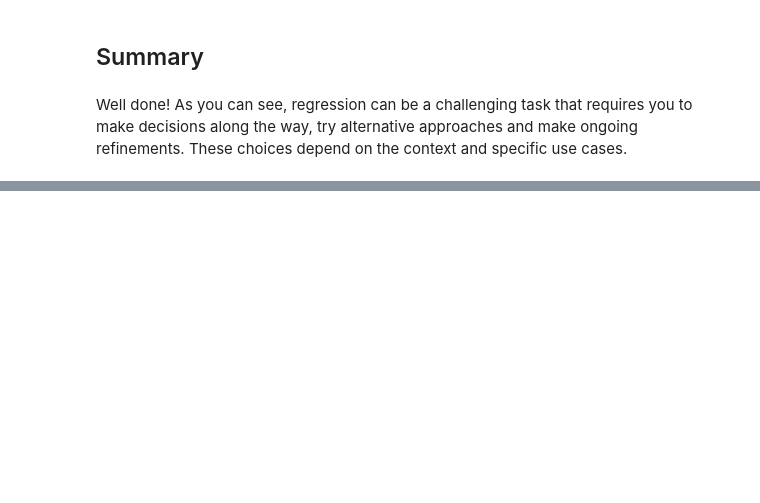
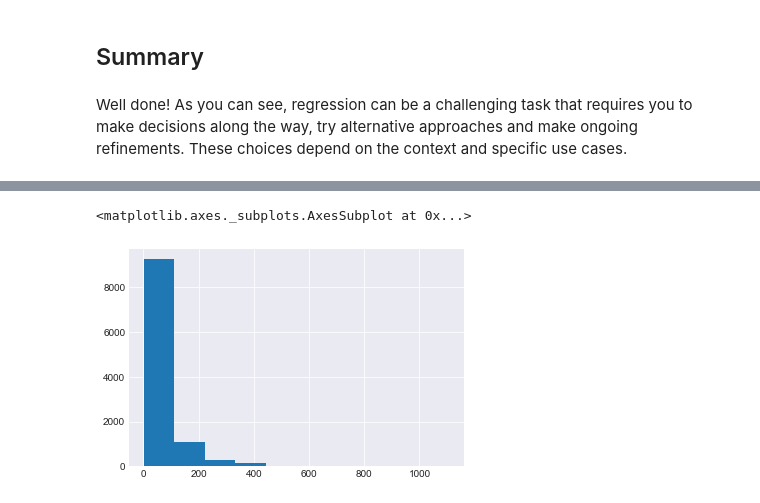
Before and after one commit to learn-co-curriculum/ds-linear-regression-project-axi, a Jupyter notebook: index.ipynb, the cells around one changed output, grey strips where cells are left out. Cells and saved outputs as stored; diff of their text form; code cells hidden in the pictures; blank space fills up the shorter version.

```diff
--- a/index.ipynb
+++ b/index.ipynb
@@ -22,7 +22,24 @@ To start, perform a train-test split and create an initial regression model to m
 **If you receive an error such as "PatsyError: error tokenizing input (maybe an unclosed string?)" then you need to further preprocess your column names.**
 # %%
 #Your code here
+# %%
+# __SOLUTION__
+import pandas as pd
+import matplotlib.pyplot as plt
+import numpy as np
+import seaborn as sns
+sns.set_style('darkgrid')
+
+from statsmodels.formula.api import ols
+from statsmodels.stats.outliers_influence import variance_inflation_factor
+import statsmodels.api as sm
+import scipy.stats as stats
+from sklearn.model_selection import train_test_split
 # %% [markdown]
 ## Remove the Uninfluential Features
 
 Based on the initial model, remove those features which do not appear to be statistically relevant and rerun the model.
+# %%
+# __SOLUTION__
+df = pd.read_csv('Lego_dataset_cleaned.csv')
+df.head()
@@ -29,6 +54,18 @@ Based on the initial model, remove those features which do not appear to be stat
 # %%
 #Your code here
+# %%
+# __SOLUTION__
+subs = [(' ', '_'),('.',''),("'",""),('™', ''), ('®',''),
+        ('+','plus'), ('½','half'), ('-','_')
+       ]
+def col_formatting(col):
+    for old, new in subs:
+        col = col.replace(old,new)
+    return col
 # %% [markdown]
 > **Comment:** You should see that the model performance is identical. Additionally, observe that there are further features which have been identified as unimpactful. Continue to refine the model accordingly.
+# %%
+# __SOLUTION__
+df.columns = [col_formatting(col) for col in df.columns]
 # %%
 #Your code here
@@ -72,0 +432,6 @@ Well done! As you can see, regression can be a challenging task that requires yo
+# %%
+# __SOLUTION__
+df.list_price.hist()
+# %% [output]
+<matplotlib.axes._subplots.AxesSubplot at 0x...>
+[figure, added]
```
Also changed, not shown: parts of 29 cells of this notebook, 11 other files.
